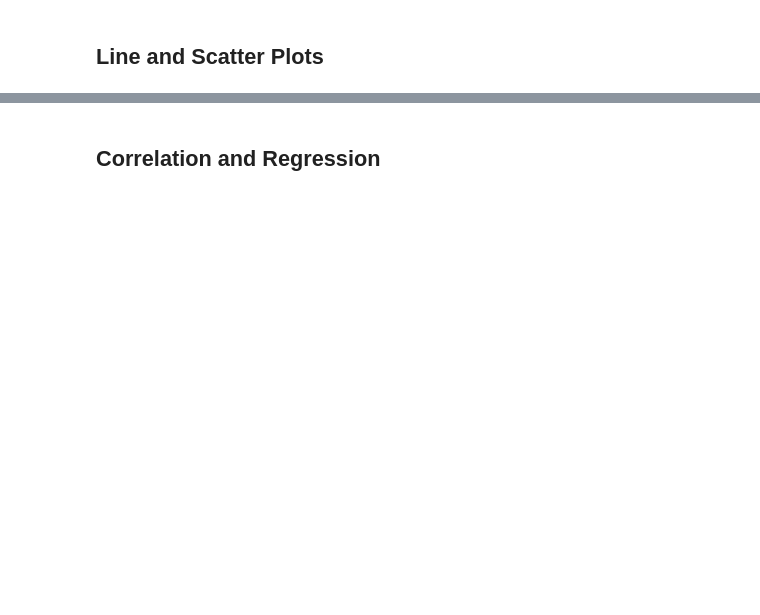
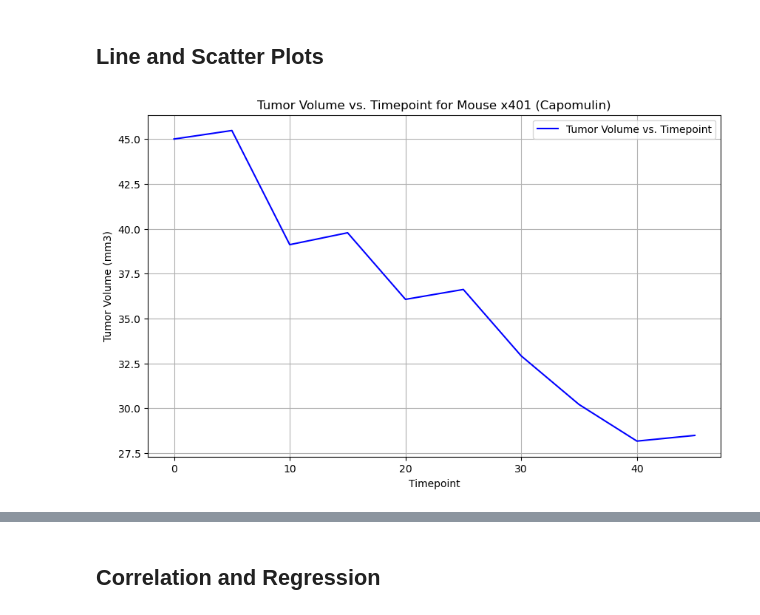
Before and after one commit to baltzelj/pymaceuticals-challenge, a Jupyter notebook: Starter_Code/Pymaceuticals/pymaceuticals_starter.ipynb, the cells around one changed output, grey strips where cells are left out. Drawn from its saved outputs; the diff is of its cells as text; code cells hidden in the pictures; blank space fills up the shorter version.

```diff
--- a/Starter_Code/Pymaceuticals/pymaceuticals_starter.ipynb
+++ b/Starter_Code/Pymaceuticals/pymaceuticals_starter.ipynb
@@ -277,0 +289,16 @@ tumor_vol_data
+# %%
+# Generate a line plot of tumor volume vs. time point for a single mouse treated with Capomulin
+capo_data = mouse_df[(mouse_df['Drug Regimen'] == 'Capomulin') & (mouse_df["Mouse ID"] == "x401")]
+
+plt.figure(figsize=(10,6))
+plt.plot(capo_data["Timepoint"], capo_data["Tumor Volume (mm3)"], color='blue', label='Tumor Volume vs. Timepoint')
+
+plt.xlabel("Timepoint")
+plt.ylabel("Tumor Volume (mm3)")
+plt.title("Tumor Volume vs. Timepoint for Mouse x401 (Capomulin)")
+
+plt.legend()
+plt.grid(True)
+plt.show()
+# %% [output]
+[figure, added]
```
Also changed, not shown: parts of 8 cells of this notebook.
